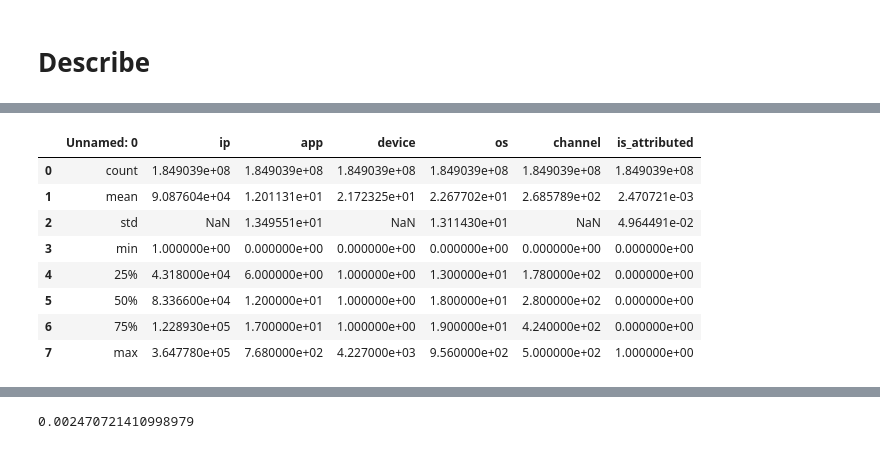
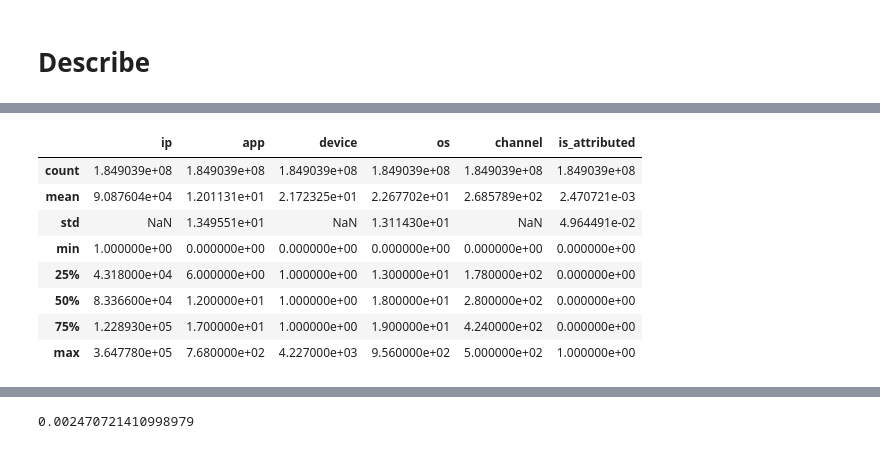
Before and after one commit to pollenjp/talkingdata, a Jupyter notebook: notebooks/Preprocess.ipynb, the cells around one changed output, grey strips where cells are left out. Saved outputs shown, nothing was run; the diff lists cells and outputs as text; code cells hidden in the pictures.

```diff
--- a/notebooks/Preprocess.ipynb
+++ b/notebooks/Preprocess.ipynb
@@ -146,15 +151,17 @@ CPU times: user 8min 28s, sys: 43.4 s, total: 9min 11s
 Wall time: 5min 25s
 # %%
 # load
-train_desc = pd.read_csv(filepath_or_buffer=str(interim_data_Path / "train_desc.csv"),)
+train_desc = pd.read_csv(filepath_or_buffer=str(interim_data_Path / "train_desc.csv"),
+                         index_col=0
+                        )
 train_desc
 # %% [output]
-|  | Unnamed: 0 | ip | app | device | os | channel | is_attributed |
-| 0 | count | 1.849039e+08 | 1.849039e+08 | 1.849039e+08 | 1.849039e+08 | 1.849039e+08 | 1.849039e+08 |
-| 1 | mean | 9.087604e+04 | 1.201131e+01 | 2.172325e+01 | 2.267702e+01 | 2.685789e+02 | 2.470721e-03 |
-| 2 | std | NaN | 1.349551e+01 | NaN | 1.311430e+01 | NaN | 4.964491e-02 |
-| 3 | min | 1.000000e+00 | 0.000000e+00 | 0.000000e+00 | 0.000000e+00 | 0.000000e+00 | 0.000000e+00 |
-| 4 | 25% | 4.318000e+04 | 6.000000e+00 | 1.000000e+00 | 1.300000e+01 | 1.780000e+02 | 0.000000e+00 |
-| 5 | 50% | 8.336600e+04 | 1.200000e+01 | 1.000000e+00 | 1.800000e+01 | 2.800000e+02 | 0.000000e+00 |
-| 6 | 75% | 1.228930e+05 | 1.700000e+01 | 1.000000e+00 | 1.900000e+01 | 4.240000e+02 | 0.000000e+00 |
-| 7 | max | 3.647780e+05 | 7.680000e+02 | 4.227000e+03 | 9.560000e+02 | 5.000000e+02 | 1.000000e+00 |
+|  | ip | app | device | os | channel | is_attributed |
+| count | 1.849039e+08 | 1.849039e+08 | 1.849039e+08 | 1.849039e+08 | 1.849039e+08 | 1.849039e+08 |
+| mean | 9.087604e+04 | 1.201131e+01 | 2.172325e+01 | 2.267702e+01 | 2.685789e+02 | 2.470721e-03 |
+| std | NaN | 1.349551e+01 | NaN | 1.311430e+01 | NaN | 4.964491e-02 |
+| min | 1.000000e+00 | 0.000000e+00 | 0.000000e+00 | 0.000000e+00 | 0.000000e+00 | 0.000000e+00 |
+| 25% | 4.318000e+04 | 6.000000e+00 | 1.000000e+00 | 1.300000e+01 | 1.780000e+02 | 0.000000e+00 |
+| 50% | 8.336600e+04 | 1.200000e+01 | 1.000000e+00 | 1.800000e+01 | 2.800000e+02 | 0.000000e+00 |
+| 75% | 1.228930e+05 | 1.700000e+01 | 1.000000e+00 | 1.900000e+01 | 4.240000e+02 | 0.000000e+00 |
+| max | 3.647780e+05 | 7.680000e+02 | 4.227000e+03 | 9.560000e+02 | 5.000000e+02 | 1.000000e+00 |
```
Also changed, not shown: parts of 143 cells of this notebook.
